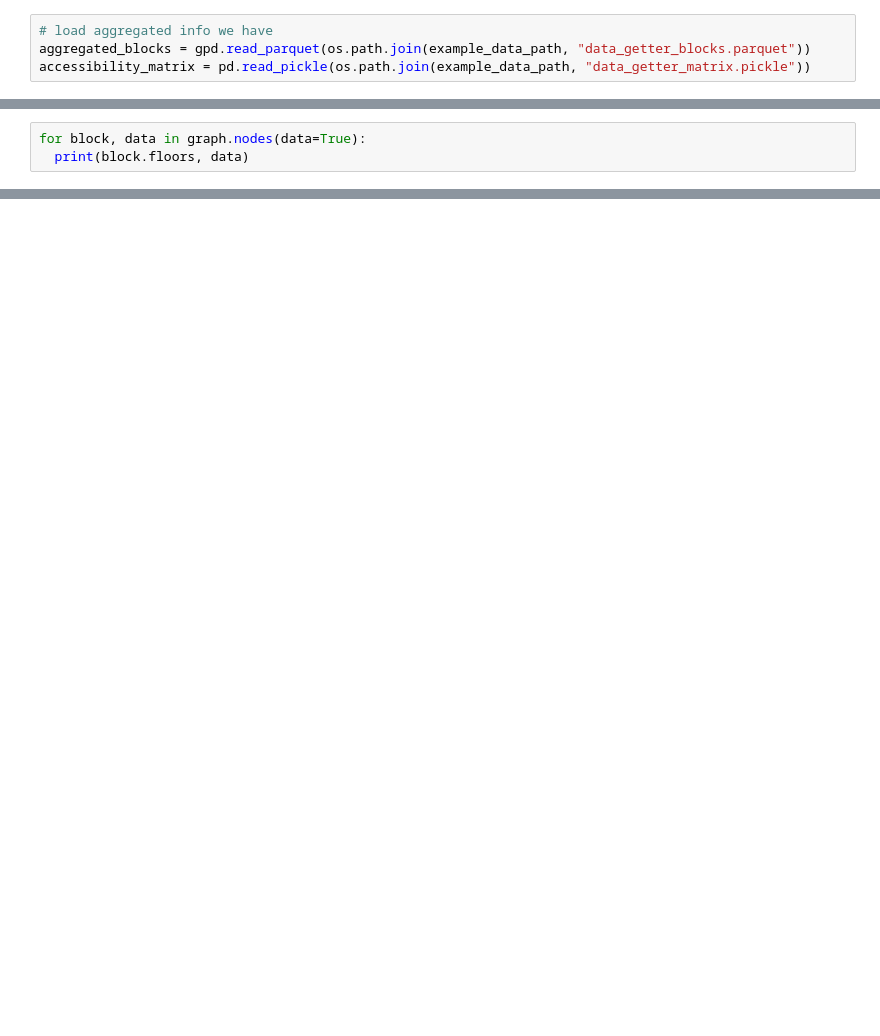
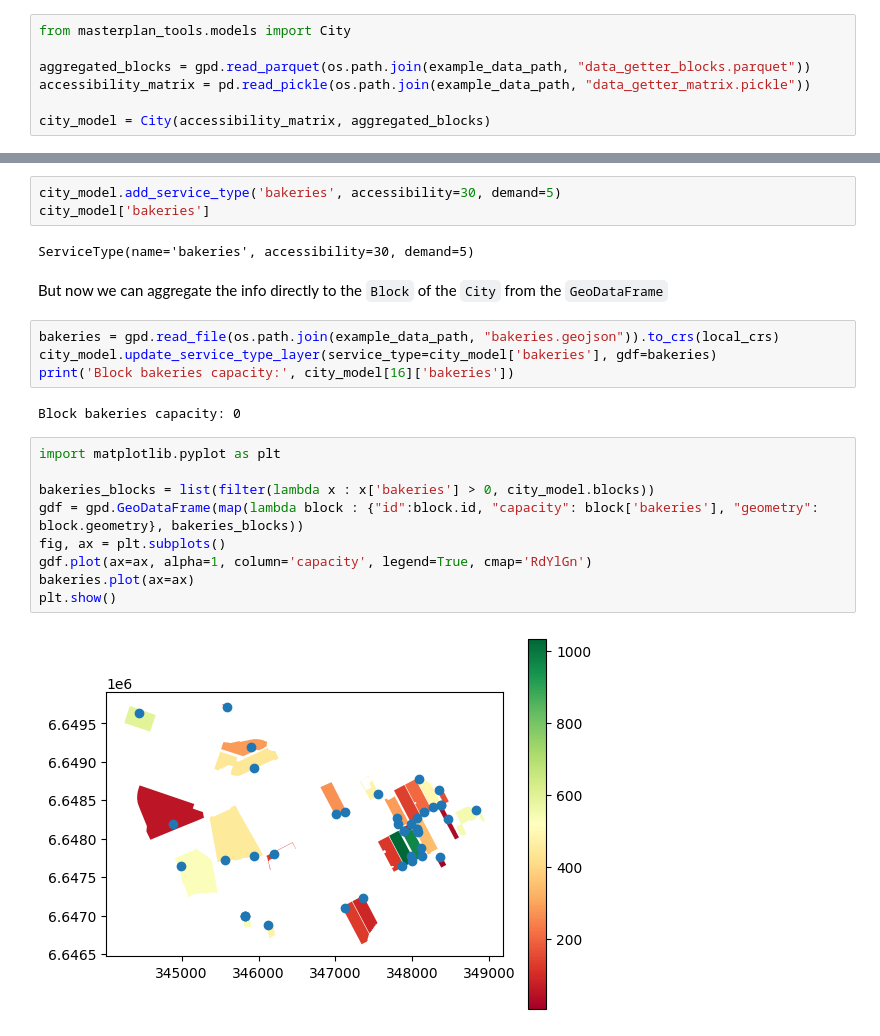
Before and after one commit to aimclub/blocksnet, a Jupyter notebook: examples/0 city model.ipynb, the cells around one changed output, grey strips where cells are left out. Cells and saved outputs as stored; diff of their text form; blank space fills up the shorter version.

Commit message:
feat: service type can be added, service type layer can be updated

```diff
--- a/examples/0 city model.ipynb
+++ b/examples/0 city model.ipynb
@@ -13,4 +10,7 @@ We use the results from our previous examples (1 and 2), but you can use your ow
 # %%
-# load aggregated info we have
+from masterplan_tools.models import City
+
 aggregated_blocks = gpd.read_parquet(os.path.join(example_data_path, "data_getter_blocks.parquet"))
 accessibility_matrix = pd.read_pickle(os.path.join(example_data_path, "data_getter_matrix.pickle"))
+
+city_model = City(accessibility_matrix, aggregated_blocks)
@@ -41,3 +16,0 @@ for i in accessibility_matrix.index:
-# %%
-for block, data in graph.nodes(data=True):
-  print(block.floors, data)
@@ -65,0 +41,24 @@ graph.nodes[blocks[0]]
+# %%
+city_model.add_service_type('bakeries', accessibility=30, demand=5)
+city_model['bakeries']
+# %% [output]
+ServiceType(name='bakeries', accessibility=30, demand=5)
+# %% [markdown]
+But now we can aggregate the info directly to the ``Block`` of the ``City`` from the ``GeoDataFrame``
+# %%
+bakeries = gpd.read_file(os.path.join(example_data_path, "bakeries.geojson")).to_crs(local_crs)
+city_model.update_service_type_layer(service_type=city_model['bakeries'], gdf=bakeries)
+print('Block bakeries capacity:', city_model[16]['bakeries'])
+# %% [output]
+Block bakeries capacity: 0
+# %%
+import matplotlib.pyplot as plt
+
+bakeries_blocks = list(filter(lambda x : x['bakeries'] > 0, city_model.blocks))
+gdf = gpd.GeoDataFrame(map(lambda block : {"id":block.id, "capacity": block['bakeries'], "geometry": block.geometry}, bakeries_blocks))
+fig, ax = plt.subplots()
+gdf.plot(ax=ax, alpha=1, column='capacity', legend=True, cmap='RdYlGn')
+bakeries.plot(ax=ax)
+plt.show()
+# %% [output]
+[figure, added]
```
Also changed, not shown: parts of 15 cells of this notebook, 3 other files.
